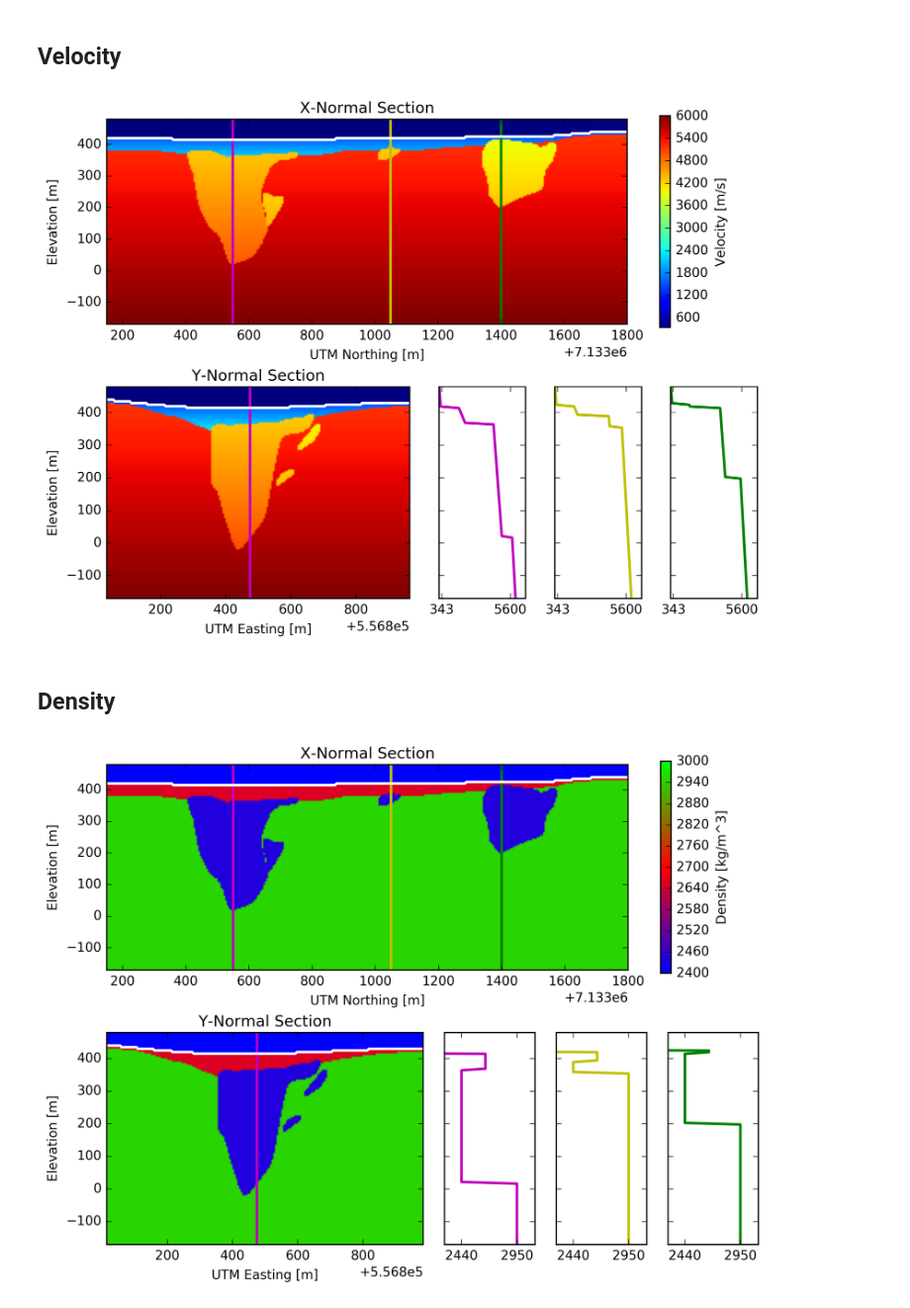
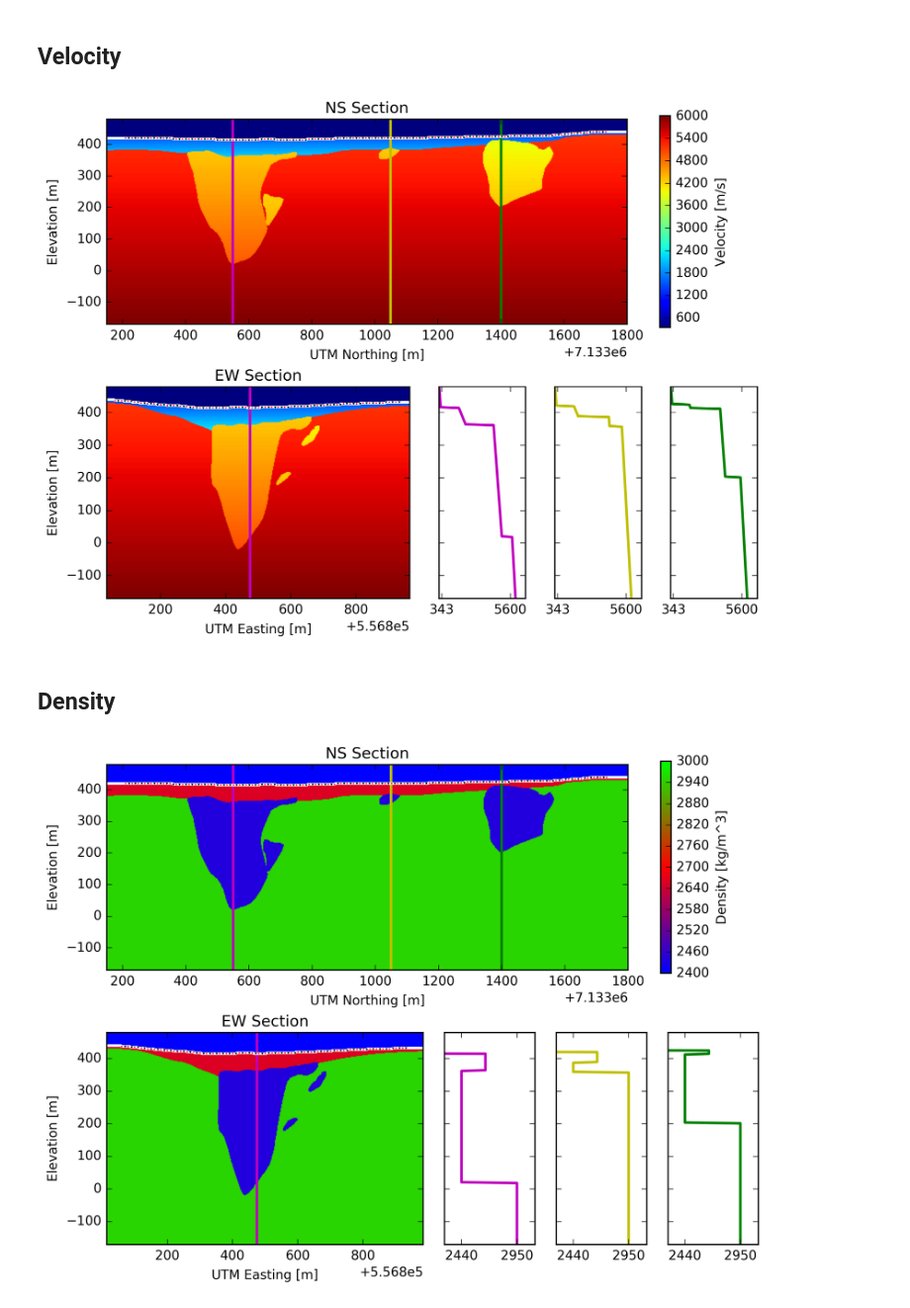
Before and after one commit to simpeg/presentations, a Jupyter notebook: SciPy2016/Geological_model/Generate Seismic Models.ipynb, the cells around one changed output. Shown at 99% size. Cells and saved outputs as stored; diff of their text form; code cells hidden in the pictures.

```diff
--- a/SciPy2016/Geological_model/Generate Seismic Models.ipynb
+++ b/SciPy2016/Geological_model/Generate Seismic Models.ipynb
@@ -16,7 +17,7 @@ matplotlib.rcParams['savefig.dpi'] = 300
 # %%
 mshfile = 'seismic.msh'
 hdffile = 'masks.hdf5'
-cellsize = 5
+cellsize = 2.5
 
 with open(mshfile, 'r') as fp:
     nx, ny, nz = tuple((int(item) for item in fp.readline().strip().split()))
@@ -101,0 +100,6 @@ yextr3 = 250
+# %%
+xplane = 190
+yplane = 160
+yextr2 = 360
+yextr3 = 500
+zShift = 0
@@ -102,3 +108,21 @@ yextr3 = 250
+# %%
+xsY = np.linspace(oy, ey, ny)[::8]
+zsY = surf[:,xplane][::8]*cellsize + ez + zShift
+xrY = np.linspace(oy, ey, ny)[4::8]
+zrY = surf[:,xplane][4::8]*cellsize + ez + zShift
+xsY = xsY[3:-3]
+zsY = zsY[3:-3]
+xrY = xrY[3:-3]
+zrY = zrY[3:-3]
+
+xsX = np.linspace(ox, ex, nx)[::8]
+zsX = surf[yplane,:][::8]*cellsize + ez + zShift
+xrX = np.linspace(ox, ex, nx)[4::8]
+zrX = surf[yplane,:][4::8]*cellsize + ez + zShift
+xsX = xsX[3:-3]
+zsX = zsX[3:-3]
+xrX = xrX[3:-3]
+zrX = zrX[3:-3]
 # %% [markdown]
 ## Velocity
 # %%
@@ -125,22 +149,26 @@ cbax = plt.colorbar()
 cbax.set_label('Velocity [m/s]')
 ax1.invert_yaxis()
 ax1.plot(np.linspace(oy, ey, ny), surf[:,xplane]*cellsize + ez, 'w-', linewidth=2)
+ax1.plot(xsY, zsY, 'rx', markersize=1.)
+ax1.plot(xrY, zrY, 'gv', markersize=1.)
 plt.vlines(oy + yplane*cellsize, ez, oz, 'm', linewidth=2)
 plt.vlines(oy + yextr2*cellsize, ez, oz, 'y', linewidth=2)
 plt.vlines(oy + yextr3*cellsize, ez, oz, 'g', linewidth=2)
 plt.axis((oy, ey, ez, oz))
 plt.xlabel('UTM Northing [m]')
 plt.ylabel('Elevation [m]')
-plt.title('X-Normal Section')
+plt.title('NS Section')
 
 ax2 = fig.add_subplot(gs[1,0], aspect=1)
 plt.imshow(vel[:,yplane,:], extent=[ox, ex, oz, ez], **plotOpts)
 ax2.invert_yaxis()
 ax2.plot(np.linspace(ox, ex, nx), surf[yplane,:]*cellsize + ez, 'w-', linewidth=2)
+ax2.plot(xsX, zsX, 'rx', markersize=1.)
+ax2.plot(xrX, zrX, 'gv', markersize=1.)
 plt.vlines(ox + xplane*cellsize, ez, oz, 'm', linewidth=2)
 plt.xlabel('UTM Easting [m]')
 plt.ylabel('Elevation [m]')
-plt.title('Y-Normal Section')
+plt.title('EW Section')
 ax2.axis((ox, ex, ez, oz))
 
 ax3 = fig.add_subplot(gs[1,1], sharey=ax2, aspect=logAspect)
@@ -161,7 +189,7 @@ ax3.invert_yaxis()
 
 gs.tight_layout(fig)
 # %% [output]
-[figure, old version]
+[figure, new version]
 # %% [markdown]
 ## Density
 # %%
@@ -188,40 +216,44 @@ cbax = plt.colorbar()
 cbax.set_label('Density [kg/m^3]')
 ax1.invert_yaxis()
 ax1.plot(np.linspace(oy, ey, ny), surf[:,xplane]*cellsize + ez, 'w-', linewidth=2)
+ax1.plot(xsY, zsY, 'rx', markersize=1.)
+ax1.plot(xrY, zrY, 'gv', markersize=1.)
 plt.vlines(oy + yplane*cellsize, ez, oz, 'm', linewidth=2)
 plt.vlines(oy + yextr2*cellsize, ez, oz, 'y', linewidth=2)
 plt.vlines(oy + yextr3*cellsize, ez, oz, 'g', linewidth=2)
 plt.axis((oy, ey, ez, oz))
 plt.xlabel('UTM Northing [m]')
 plt.ylabel('Elevation [m]')
-plt.title('X-Normal Section')
+plt.title('NS Section')
 
 ax2 = fig.add_subplot(gs[1,0], aspect=1)
 plt.imshow(rho[:,yplane,:], extent=[ox, ex, oz, ez], **plotOpts)
 ax2.invert_yaxis()
 ax2.plot(np.linspace(ox, ex, nx), surf[yplane,:]*cellsize + ez, 'w-', linewidth=2)
+ax2.plot(xsX, zsX, 'rx', markersize=1.)
+ax2.plot(xrX, zrX, 'gv', markersize=1.)
 plt.vlines(ox + xplane*cellsize, ez, oz, 'm', linewidth=2)
 plt.xlabel('UTM Easting [m]')
 plt.ylabel('Elevation [m]')
-plt.title('Y-Normal Section')
+plt.title('EW Section')
 ax2.axis((ox, ex, ez, oz))
 
 ax3 = fig.add_subplot(gs[1,1], sharey=ax2, aspect=logAspect)
 plt.plot(extr1, elev, 'm', linewidth=2)
 
 ax4 = fig.add_subplot(gs[1,2], sharey=ax2, sharex=ax3, aspect=logAspect)
 plt.plot(extr2, elev, 'y', linewidth=2)
 
 ax5 = fig.add_subplot(gs[1,3], sharey=ax2, sharex=ax3, aspect=logAspect)
 plt.plot(extr3, elev, 'g', linewidth=2)
 
 for label in ax3.get_yticklabels() + ax4.get_yticklabels() + ax5.get_yticklabels():
     label.set_visible(False)
 
 ax3.xaxis.set_ticks(rhoLabels)
 ax3.axis((plotOpts['vmin'], plotOpts['vmax'], oz, ez))
 ax3.invert_yaxis()
 
 gs.tight_layout(fig)
 # %% [output]
-[figure, old version]
+[figure, new version]
```
Also changed, not shown: parts of 17 cells of this notebook, 1 other file.
